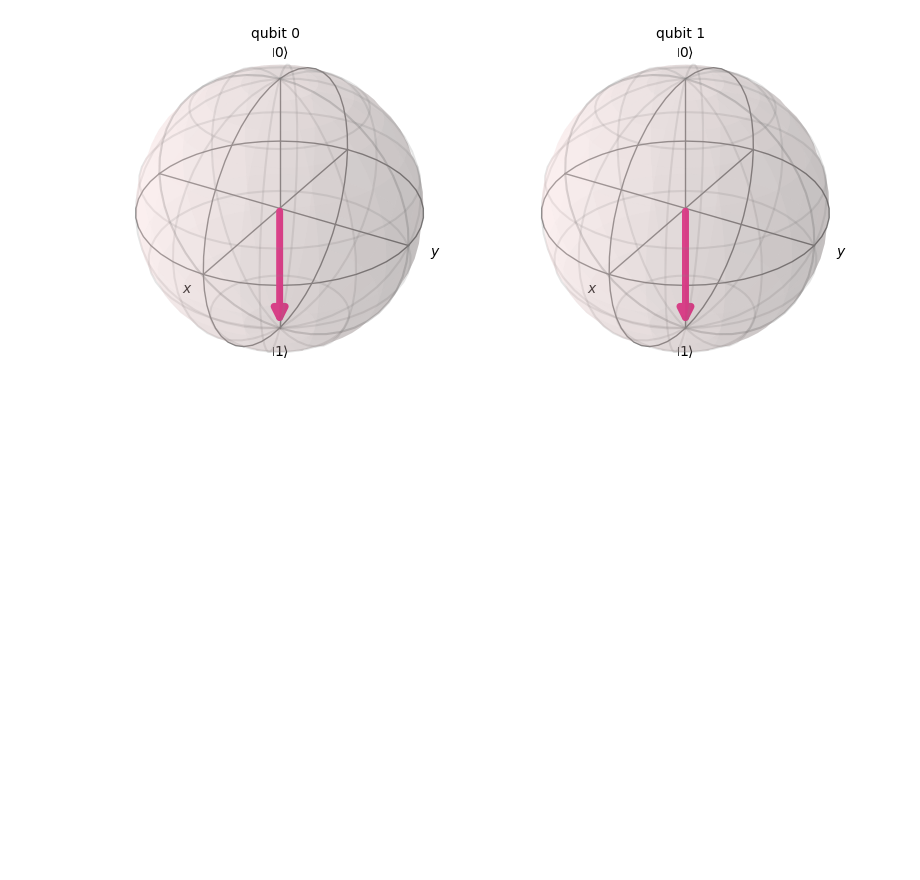
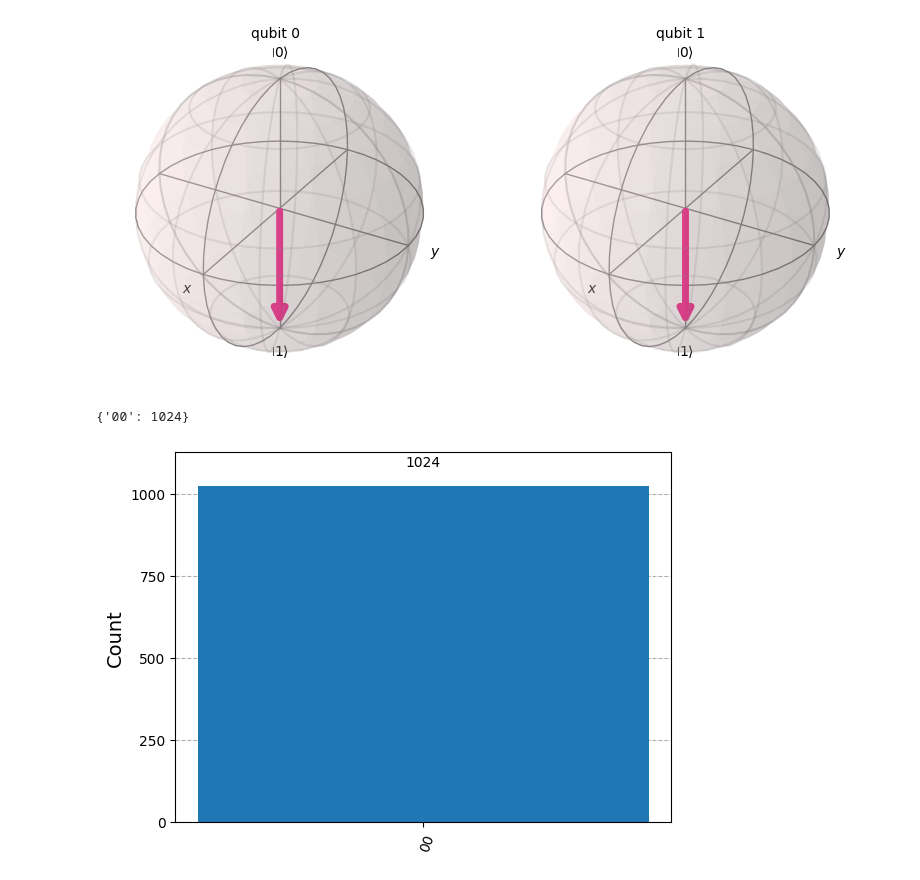
Before and after one commit to k2co3-0803-n/Qiskit, a Jupyter notebook: bits_gates_circuits.ipynb, the cells around one changed output. Drawn from its saved outputs; the diff is of its cells as text; code cells hidden in the pictures; blank space fills up the shorter version.

```diff
--- a/bits_gates_circuits.ipynb
+++ b/bits_gates_circuits.ipynb
@@ -226,3 +232,24 @@ plot_bloch_multivector(out_vector)
 Statevector([0.+0.j, 0.+0.j, 0.+0.j, 1.+0.j],
             dims=(2, 2))
 [figure]
+# %%
+backend = AerSimulator()
+
+# Transpile to backend
+pm = generate_preset_pass_manager(backend=backend, optimization_level=1)
+isa_qc = pm.run(qc)
+
+# Run the job
+sampler = Sampler(backend)
+job = sampler.run([isa_qc])
+result = job.result()
+
+# Print the results
+counts = result[0].data.c.get_counts()
+print(counts)
+
+# Plot the counts in a histogram
+plot_histogram( counts )
+# %% [output]
+{'00': 1024}
+[figure, added]
```
Also changed, not shown: parts of 17 cells of this notebook.
